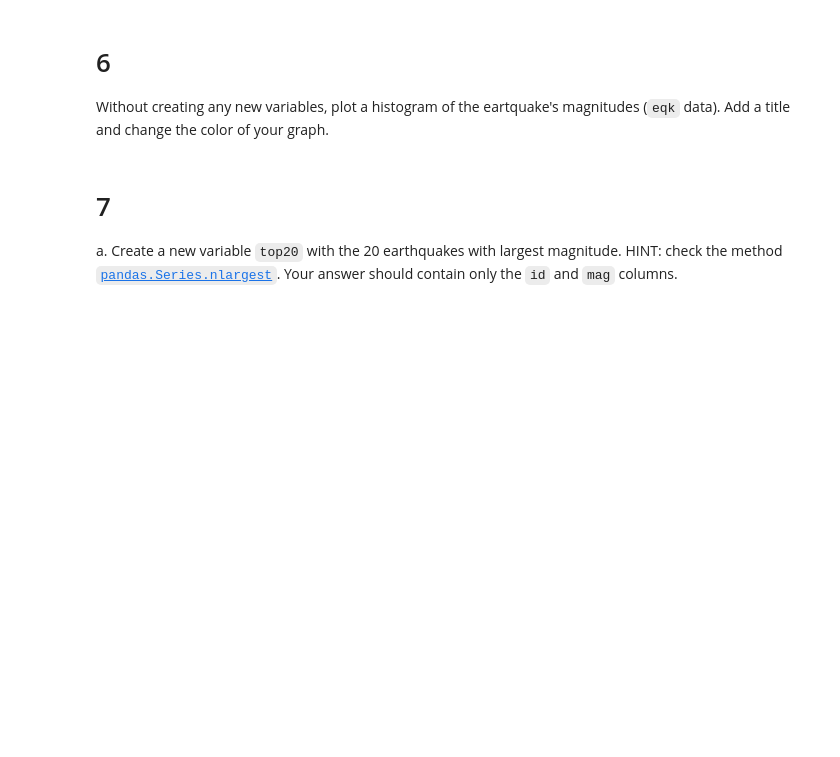
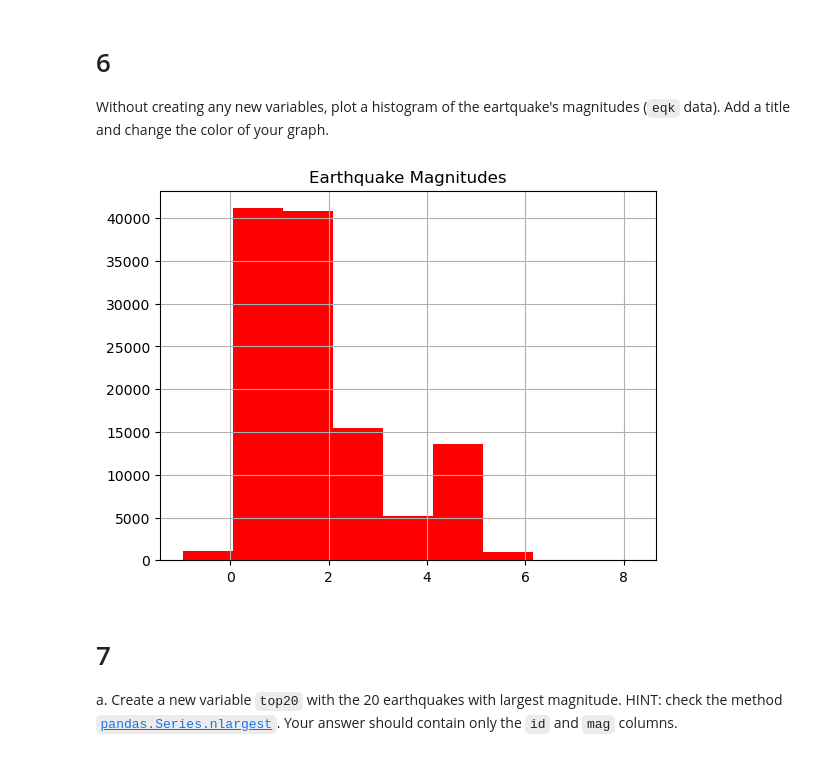
Before and after one commit to Apathy-Wildflowers/eds220-hwk1, a Jupyter notebook: task3/hwk1-task3-earthquakes.ipynb, the cells around one changed output. Cells and saved outputs as stored; diff of their text form; code cells hidden in the pictures; blank space fills up the shorter version.

```diff
--- a/task3/hwk1-task3-earthquakes.ipynb
+++ b/task3/hwk1-task3-earthquakes.ipynb
@@ -192,6 +204,14 @@ grader.check("q5")
 
 # 6
 Without creating any new variables, plot a histogram of the eartquake's magnitudes (`eqk` data). Add a title and change the color of your graph.
+# %%
+import matplotlib.pyplot as plt
+
+eqk['mag'].hist(bins=9,color='red')
+plt.title('Earthquake Magnitudes')
+plt.show()
+# %% [output]
+[figure, added]
 # %% [markdown]
 <!-- END QUESTION -->
 
```
Also changed, not shown: parts of 6 cells of this notebook.
